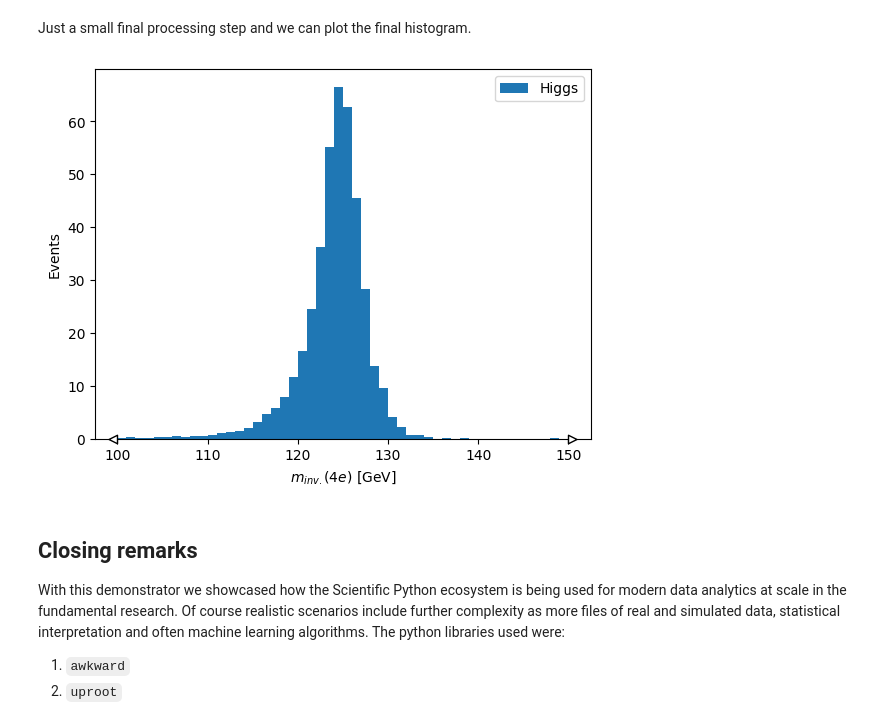
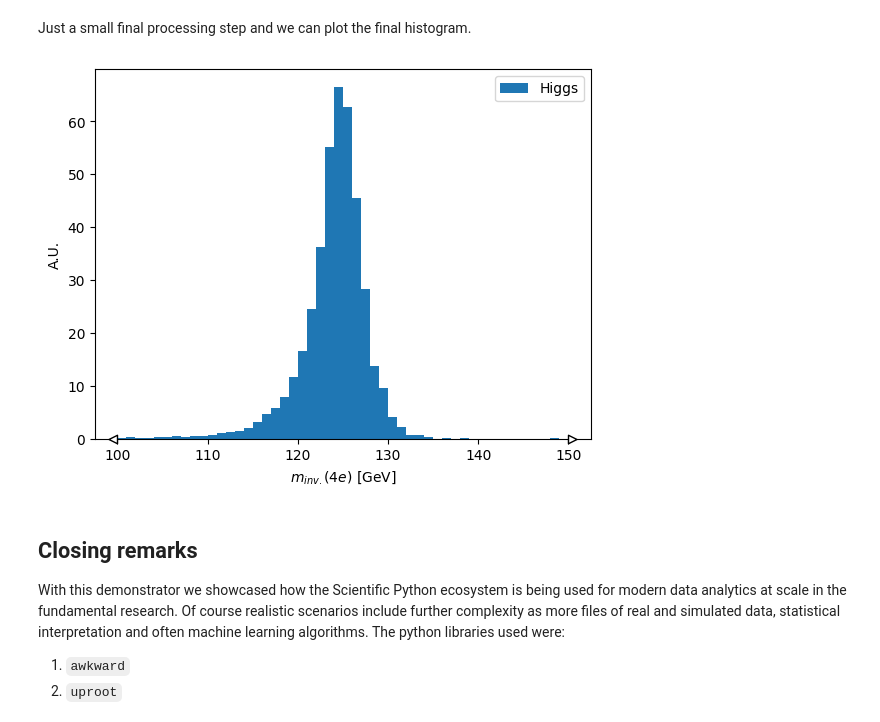
Before and after one commit to ekourlit/scipy2024-ATLAS-demo, a Jupyter notebook: analysis_demo_coffea.ipynb, the cells around one changed output. Saved outputs shown, nothing was run; the diff lists cells and outputs as text; code cells hidden in the pictures.

```diff
--- a/analysis_demo_coffea.ipynb
+++ b/analysis_demo_coffea.ipynb
@@ -386,12 +386,12 @@ full_histogram = sum(hist for hist in out.values())
 # %%
 # plot
 artists = full_histogram.plot(histtype="fill")
 
 ax = artists[0].stairs.axes
 ax.legend()
-ax.set_ylabel("Events");
+ax.set_ylabel("A.U.");
 # %% [output]
-[figure, old version]
+[figure, new version]
 # %% [markdown]
 ## Closing remarks
 
```
Also changed, not shown: parts of 2 cells of this notebook.
